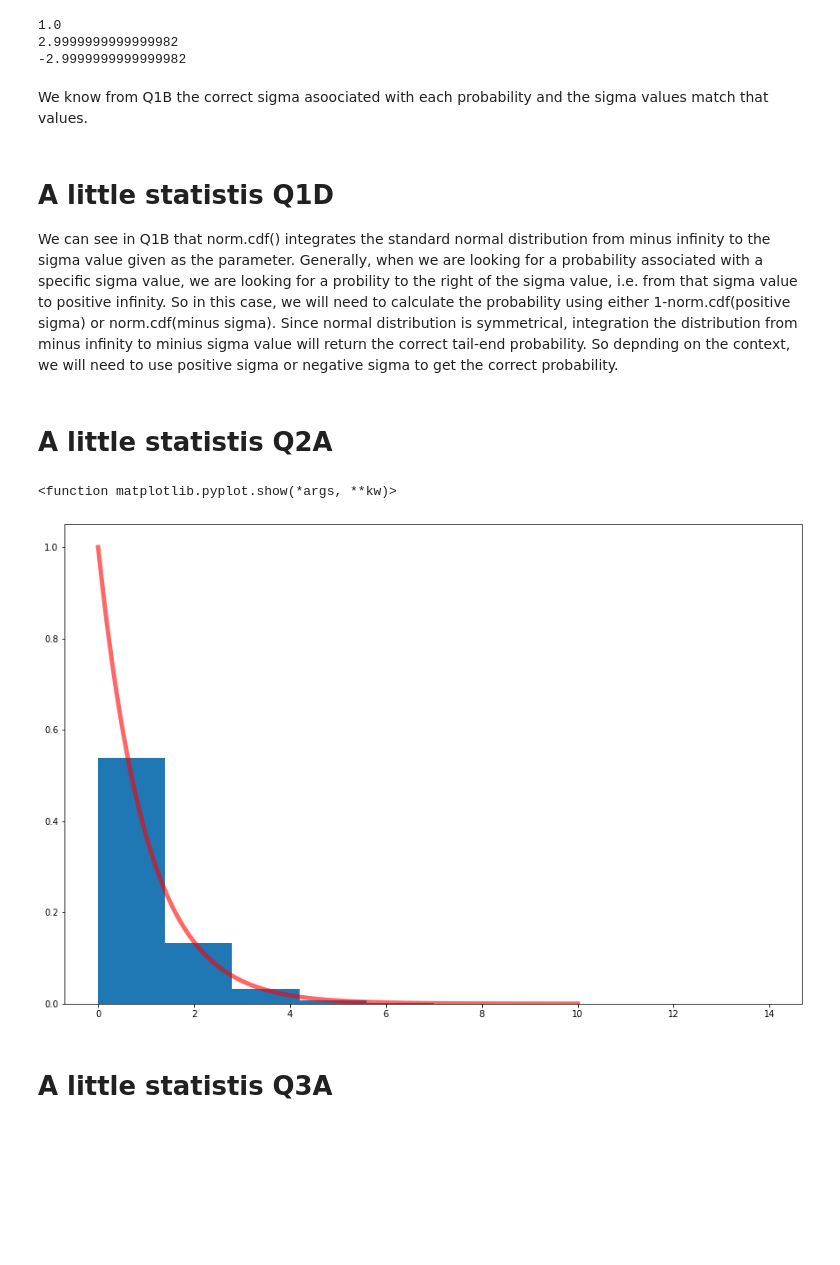
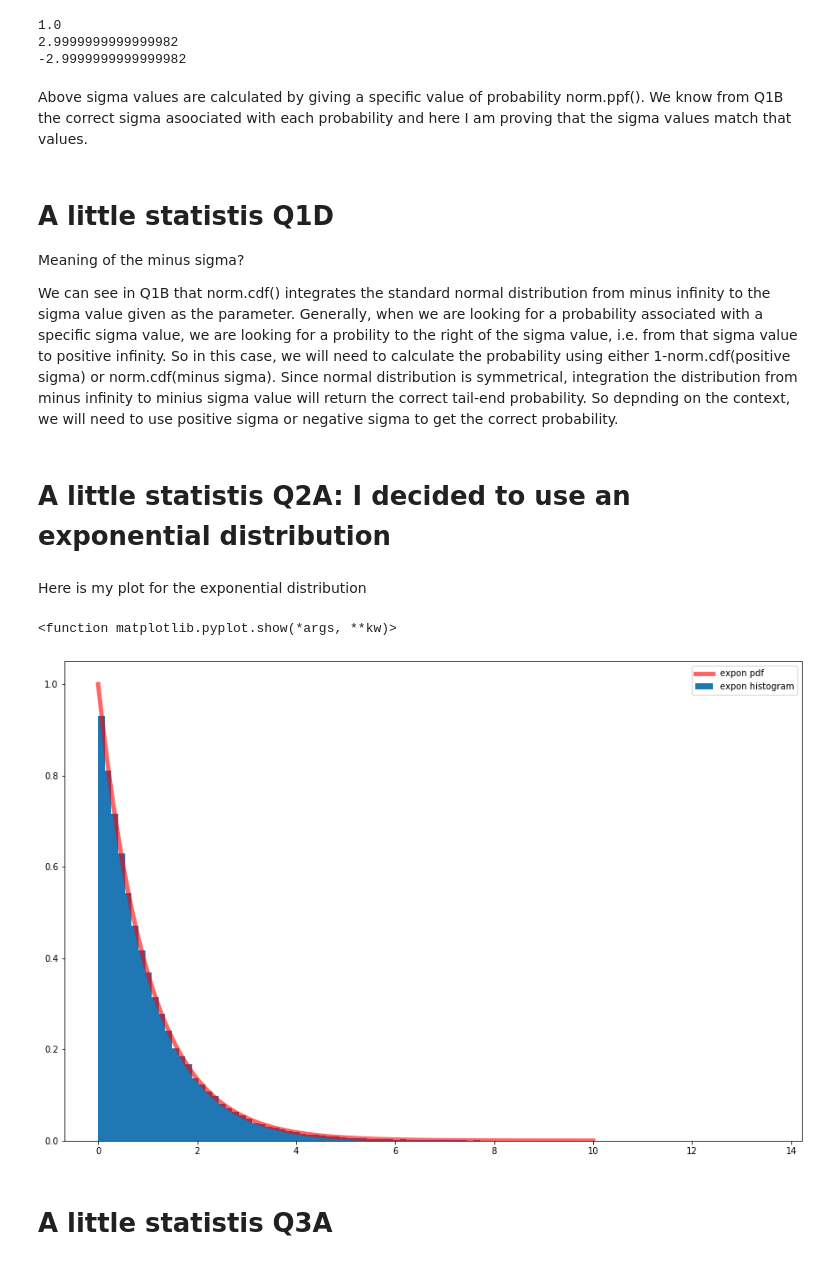
Before and after one commit to tominsUW/PHYS434, a Jupyter notebook: Lab1.ipynb, the cells around one changed output. Cells and saved outputs as stored; diff of their text form; code cells hidden in the pictures; blank space fills up the shorter version.

```diff
--- a/Lab1.ipynb
+++ b/Lab1.ipynb
@@ -40,27 +44,32 @@ print(sigma3)
 2.9999999999999982
 -2.9999999999999982
 # %% [markdown]
-We know from Q1B the correct sigma asoociated with each probability and the sigma values match that values.
+Above sigma values are calculated by giving a specific value of probability norm.ppf().  We know from Q1B the correct sigma asoociated with each probability and here I am proving that the sigma values match that values.
 # %% [markdown]
 # A little statistis Q1D
+Meaning of the minus sigma?
+
 We can see in Q1B that norm.cdf() integrates the standard normal distribution from minus infinity to the sigma value given as the parameter. Generally, when we are looking for a probability associated with a specific sigma value, we are looking for a probility to the right of the sigma value, i.e. from that sigma value to positive infinity. So in this case, we will need to calculate the probability using either 1-norm.cdf(positive sigma) or norm.cdf(minus sigma). Since normal distribution is symmetrical, integration the distribution from minus infinity to minius sigma value will return the correct tail-end probability. So depnding on the context, we will need to use positive sigma or negative sigma to get the correct probability.
 # %% [markdown]
-# A little statistis Q2A
+# A little statistis Q2A: I decided to use an exponential distribution
+# %% [markdown]
+Here is my plot for the exponential distribution
 # %%
 plt.rcParams["figure.figsize"] = (15,10)
 fig, ax = plt.subplots(1, 1)
 
 x = np.linspace(0,10,1000);
-prob = expon.pdf(x)
-#ax.plot(x,prob,'r-',lw=5,alpha=0.6, label='expon pdf')
+prob = stats.expon.pdf(x)
 ax.plot(x, prob,'r-', lw=5, alpha=0.6, label='expon pdf')
+ax.legend()
 
-r = expon.rvs(size=100000)
-ax.hist(r, density = True)
+r = stats.expon.rvs(size=100000)
+ax.hist(r, bins = 100, density = True, label='expon histogram')
+ax.legend()
 plt.show
 # %% [output]
 <function matplotlib.pyplot.show(*args, **kw)>
-[figure, old version]
+[figure, new version]
 # %% [markdown]
 # A little statistis Q3A
 # %% [markdown]
```
Also changed, not shown: parts of 20 cells of this notebook.
